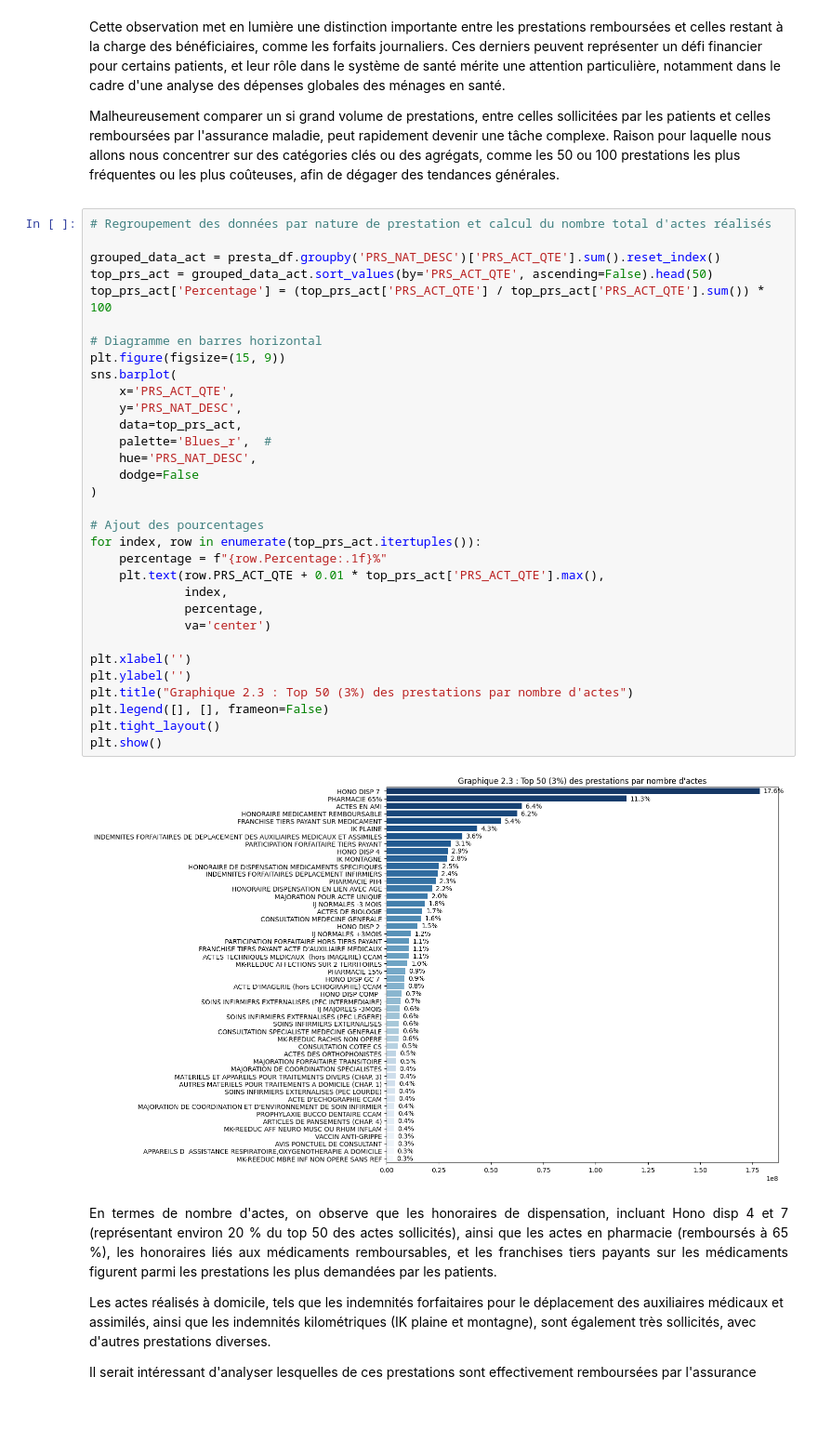
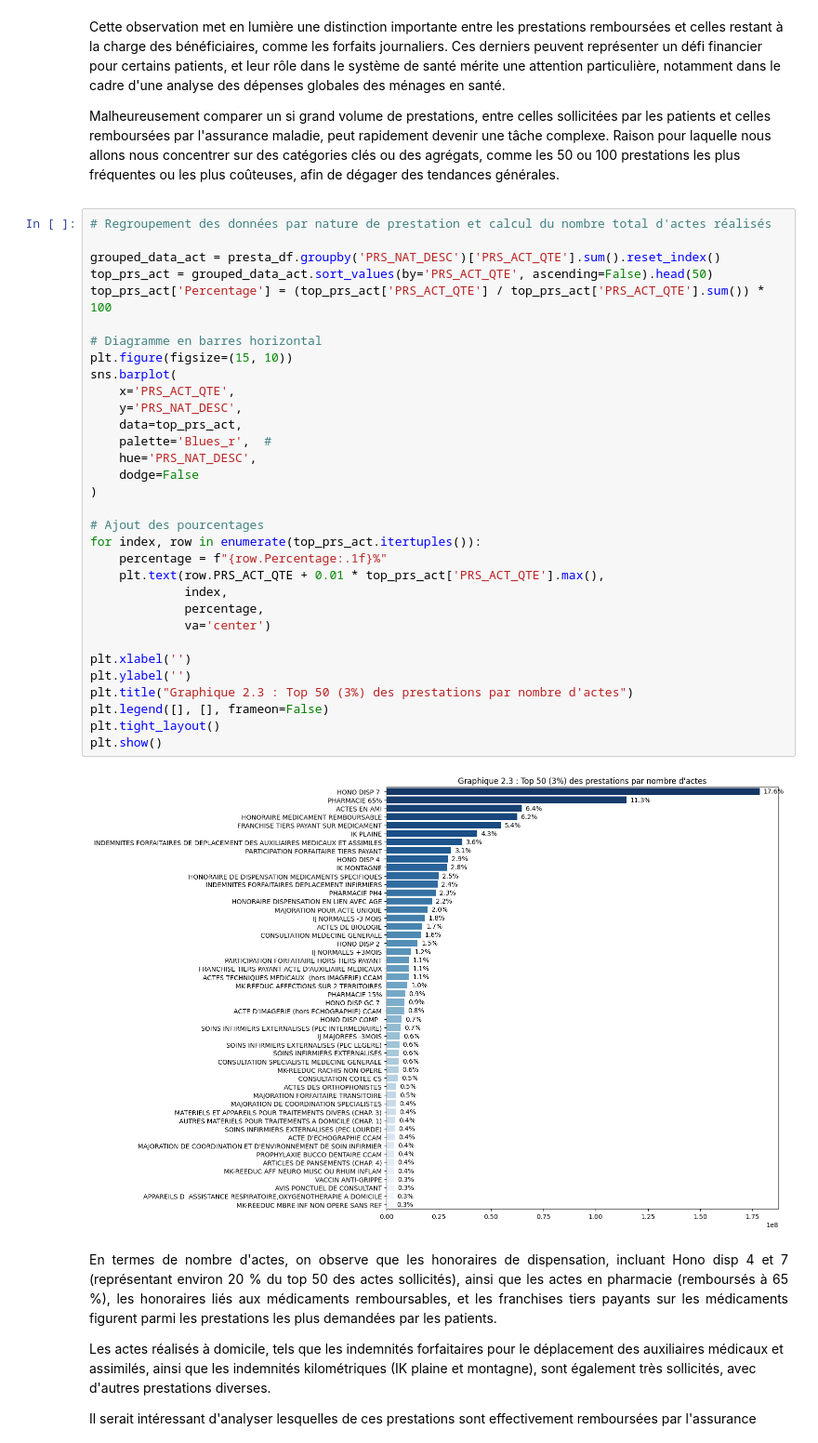
Before and after one commit to Gustiyn/Analyse-des-donn-es-de-la-CPAM, a Jupyter notebook: open_damir.ipynb, the cells around one changed output. Shown at 93% size. Cells and saved outputs as stored; diff of their text form; blank space fills up the shorter version.

```diff
--- a/open_damir.ipynb
+++ b/open_damir.ipynb
@@ -307,35 +257,35 @@ Malheureusement comparer un si grand volume de prestations, entre celles sollici
 
 grouped_data_act = presta_df.groupby('PRS_NAT_DESC')['PRS_ACT_QTE'].sum().reset_index()
 top_prs_act = grouped_data_act.sort_values(by='PRS_ACT_QTE', ascending=False).head(50)
 top_prs_act['Percentage'] = (top_prs_act['PRS_ACT_QTE'] / top_prs_act['PRS_ACT_QTE'].sum()) * 100
 
 # Diagramme en barres horizontal
-plt.figure(figsize=(15, 9))
+plt.figure(figsize=(15, 10))
 sns.barplot(
     x='PRS_ACT_QTE',
     y='PRS_NAT_DESC',
     data=top_prs_act,
     palette='Blues_r',  #
     hue='PRS_NAT_DESC',
     dodge=False
 )
 
 # Ajout des pourcentages
 for index, row in enumerate(top_prs_act.itertuples()):
     percentage = f"{row.Percentage:.1f}%"
     plt.text(row.PRS_ACT_QTE + 0.01 * top_prs_act['PRS_ACT_QTE'].max(),
              index,
              percentage,
              va='center')
 
 plt.xlabel('')
 plt.ylabel('')
 plt.title("Graphique 2.3 : Top 50 (3%) des prestations par nombre d'actes")
 plt.legend([], [], frameon=False)
 plt.tight_layout()
 plt.show()
 # %% [output]
-[figure, old version]
+[figure, new version]
 # %% [markdown]
 <p style="text-align: justify;">
 En termes de nombre d'actes, on observe que les honoraires de dispensation, incluant Hono disp 4 et 7 (représentant environ 20 % du top 50 des actes sollicités), ainsi que les actes en pharmacie (remboursés à 65 %), les honoraires liés aux médicaments remboursables, et les franchises tiers payants sur les médicaments figurent parmi les prestations les plus demandées par les patients.
```
Also changed, not shown: parts of 32 cells of this notebook.
